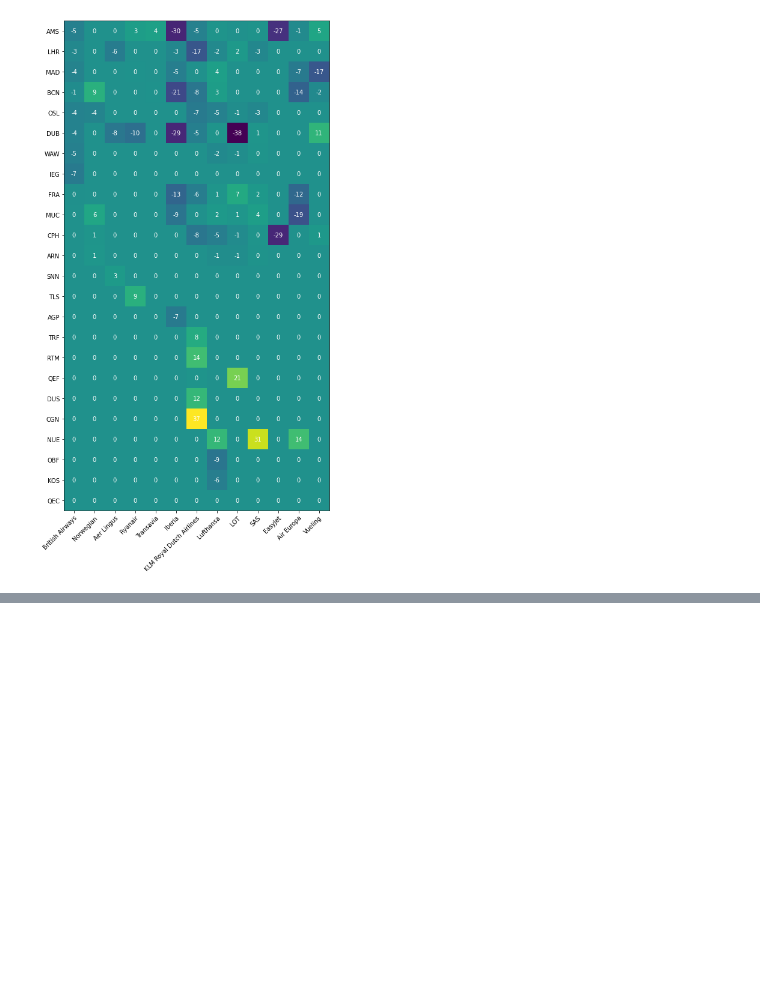
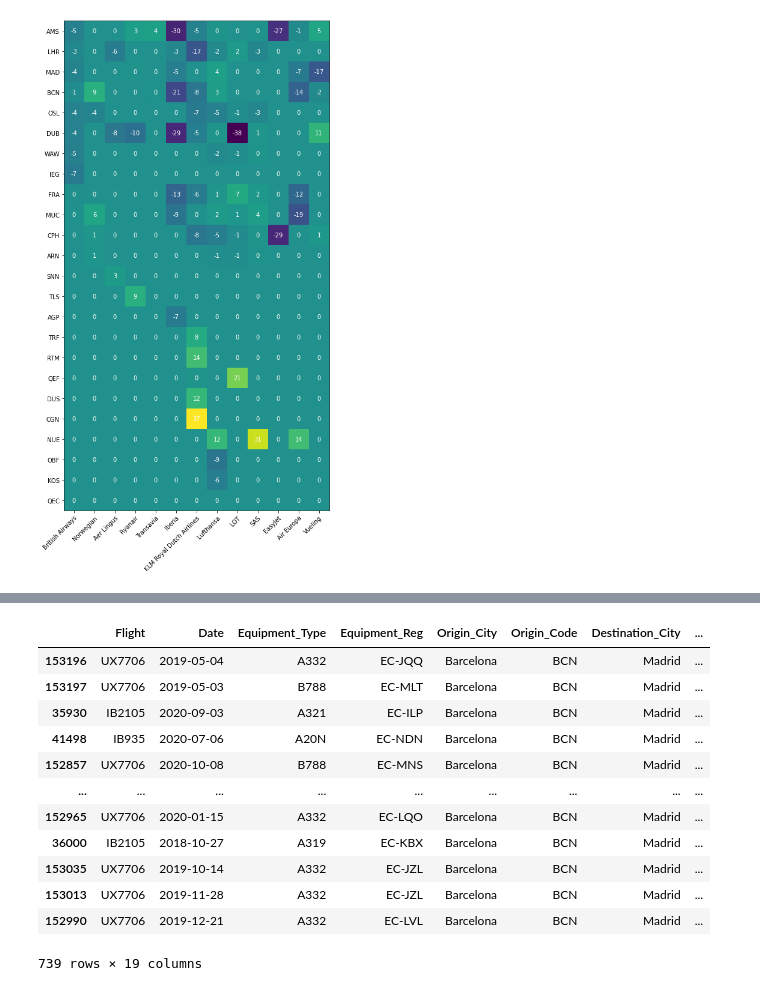
Before and after one commit to nonstoptimm/aviation.ai, a Jupyter notebook: notebooks/EDA_correlations.ipynb, the cells around one changed output, grey strips where cells are left out. Cells and saved outputs as stored; diff of their text form; code cells hidden in the pictures; blank space fills up the shorter version.

```diff
--- a/notebooks/EDA_correlations.ipynb
+++ b/notebooks/EDA_correlations.ipynb
@@ -124,0 +200,2 @@ plt.show()
+# %%
+pd.set_option("display.max.rows", 100)
@@ -124,0 +237,16 @@ plt.show()
+# %%
+data[data.Route == route].iloc[np.argsort(data[data.Route == route].FlightTimeMin.values)]
+# %% [output]
+|  | Flight | Date | Equipment_Type | Equipment_Reg | Origin_City | Origin_Code | Destination_City | ... |
+| 153196 | UX7706 | 2019-05-04 | A332 | EC-JQQ | Barcelona | BCN | Madrid | ... |
+| 153197 | UX7706 | 2019-05-03 | B788 | EC-MLT | Barcelona | BCN | Madrid | ... |
+| 35930 | IB2105 | 2020-09-03 | A321 | EC-ILP | Barcelona | BCN | Madrid | ... |
+| 41498 | IB935 | 2020-07-06 | A20N | EC-NDN | Barcelona | BCN | Madrid | ... |
+| 152857 | UX7706 | 2020-10-08 | B788 | EC-MNS | Barcelona | BCN | Madrid | ... |
+| ... | ... | ... | ... | ... | ... | ... | ... | ... |
+| 152965 | UX7706 | 2020-01-15 | A332 | EC-LQO | Barcelona | BCN | Madrid | ... |
+| 36000 | IB2105 | 2018-10-27 | A319 | EC-KBX | Barcelona | BCN | Madrid | ... |
+| 153035 | UX7706 | 2019-10-14 | A332 | EC-JZL | Barcelona | BCN | Madrid | ... |
+| 153013 | UX7706 | 2019-11-28 | A332 | EC-JZL | Barcelona | BCN | Madrid | ... |
+| 152990 | UX7706 | 2019-12-21 | A332 | EC-LVL | Barcelona | BCN | Madrid | ... |
+739 rows × 19 columns
```
Also changed, not shown: parts of 33 cells of this notebook.
